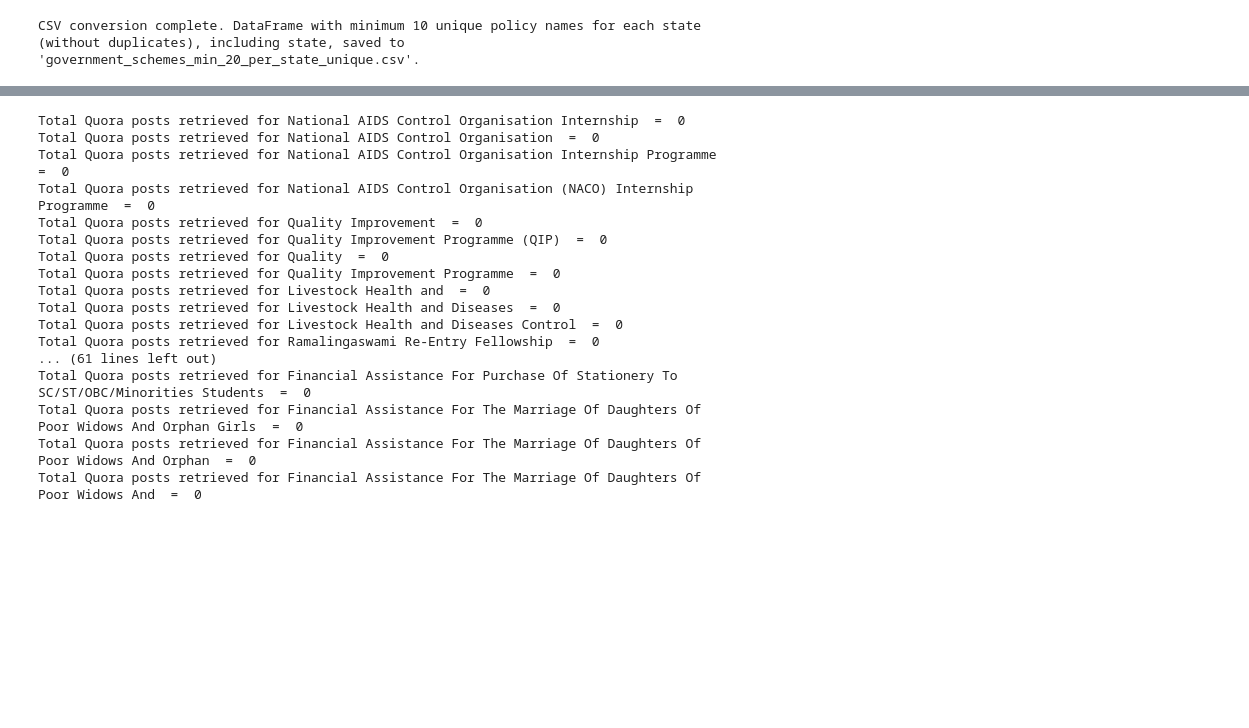
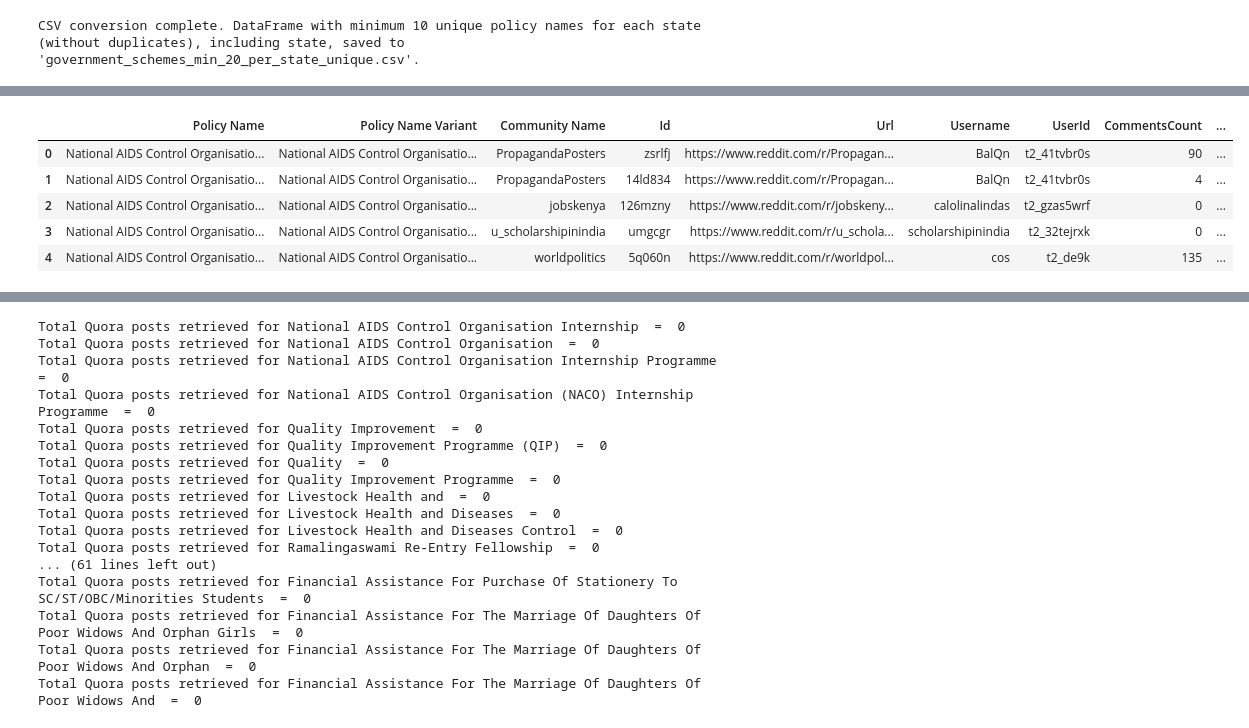
Before and after one commit to arpan21020/Information-Retrieval, a Jupyter notebook: IR-Project-Final-Deadline/56_Date_Refining_Preprocessing_Reviews_Schemes.ipynb, the cells around one changed output, grey strips where cells are left out. Cells and saved outputs as stored; diff of their text form; code cells hidden in the pictures; blank space fills up the shorter version.

```diff
--- a/IR-Project-Final-Deadline/56_Date_Refining_Preprocessing_Reviews_Schemes.ipynb
+++ b/IR-Project-Final-Deadline/56_Date_Refining_Preprocessing_Reviews_Schemes.ipynb
@@ -421,0 +526,94 @@ memory usage: 369.5+ KB
+# %%
+from apify_client import ApifyClient
+
+client = ApifyClient('apify_api_CauDR4fTiP0CvrD5ouariWCORlQyHR1o0C5s')
+# %%
+#Retrieveing tweets from the Apify Client- Reddit Posts
+import pandas as pd
+
+
+schemes_df=pd.read_csv("min_20_unique_policy_names_according_to _state.csv")
+policy_names=schemes_df['Policy name']
+
+reddit_posts={
+  'Policy Name':[],
+  'Policy Name Variant':[],
+  'Community Name':[],
+  'Id':[],
+  'Url':[],
+  'Username':[],
+  'UserId':[],
+  'CommentsCount':[],
+  'UpVotesCount':[],
+  'UpVotesRatio':[],
+  'Date':[],
+  'Type':[],
+  'Title':[],
+  'Full Text':[],
+  'ImageUrls':[],
+  'VideoUrls':[],
+}
+
+for policy_name in policy_names:
+    policy_name_variations=generate_policy_name_variations(policy_name)
+    for policy_name_variant in policy_name_variations:
+        raw_input={
+            "debugMode": False,
+            "includeNSFW": True,
+            "maxComments": 0,
+            "maxCommunitiesCount": 0,
+            "maxItems": 30,
+            "maxPostCount": 30,
+            "maxUserCount": 0,
+            "proxy": {
+                "useApifyProxy": True,
+                "apifyProxyGroups": [
+                    "RESIDENTIAL"
+                ]
+            },
+            "scrollTimeout": 20,
+            "searchComments": False,
+            "searchCommunities": False,
+            "searchPosts": True,
+            "searchUsers": False,
+            "searches": [
+                policy_name_variant
+            ],
+            "skipComments": True,
+            "sort": "relevance"
+        }
+        run = client.actor("trudax/reddit-scraper").call(run_input=raw_input)
+        c=0
+        for item in client.dataset(run["defaultDatasetId"]).iterate_items():
+            c+=1
+            reddit_posts['Policy Name'].append(policy_name)
+            reddit_posts['Policy Name Variant'].append(policy_name_variant)
+            reddit_posts['Id'].append(item.get('parsedId'))
+            reddit_posts['Url'].append(item.get('url'))
+            reddit_posts['Username'].append(item.get('username'))
+            reddit_posts['UserId'].append(item.get('userId'))
+            reddit_posts['Title'].append(item.get('title'))
+            reddit_posts['Type'].append(item.get('dataType'))
+            reddit_posts['Date'].append(item.get('createdAt'))
+            reddit_posts['CommentsCount'].append(item.get('numberOfComments'))
+            reddit_posts['Full Text'].append(item.get('body'))
+            reddit_posts['Community Name'].append(item.get('parsedCommunityName'))
+            if "Images" in item:
+                reddit_posts['ImageUrls'].append(item.get('Images'))
+            else:
+                reddit_posts['ImageUrls'].append("")
+            if "Videos" in item:
+                reddit_posts['VideoUrls'].append(item.get('Videos'))
+            else:
+                reddit_posts['VideoUrls'].append("")
+            reddit_posts['UpVotesCount'].append(item.get('upVotes'))
+            reddit_posts['UpVotesRatio'].append(item.get('upVoteRatio'))
+        print("Total Reddit Posts Created for ",policy_name_variant," = ",c)
+    #break
+
+reddit_posts_df=pd.DataFrame(reddit_posts)
+reddit_posts_df.to_csv("raw_reddit_posts.csv", index=False)
+print("Reddit posts CSV created")
+reddit_posts_df.info()
+reddit_posts_df.head(5)
+# %% [output]
@@ -421,0 +637,6 @@ memory usage: 369.5+ KB
+|  | Policy Name | Policy Name Variant | Community Name | Id | Url | Username | UserId | CommentsCount | ... |
+| 0 | National AIDS Control Organisatio... | National AIDS Control Organisatio... | PropagandaPosters | zsrlfj | https://www.reddit.com/r/Propagan... | BalQn | t2_41tvbr0s | 90 | ... |
+| 1 | National AIDS Control Organisatio... | National AIDS Control Organisatio... | PropagandaPosters | 14ld834 | https://www.reddit.com/r/Propagan... | BalQn | t2_41tvbr0s | 4 | ... |
+| 2 | National AIDS Control Organisatio... | National AIDS Control Organisatio... | jobskenya | 126mzny | https://www.reddit.com/r/jobskeny... | calolinalindas | t2_gzas5wrf | 0 | ... |
+| 3 | National AIDS Control Organisatio... | National AIDS Control Organisatio... | u_scholarshipinindia | umgcgr | https://www.reddit.com/r/u_schola... | scholarshipinindia | t2_32tejrxk | 0 | ... |
+| 4 | National AIDS Control Organisatio... | National AIDS Control Organisatio... | worldpolitics | 5q060n | https://www.reddit.com/r/worldpol... | cos | t2_de9k | 135 | ... |
```
Also changed, not shown: parts of 12 cells of this notebook, 8 other files.
